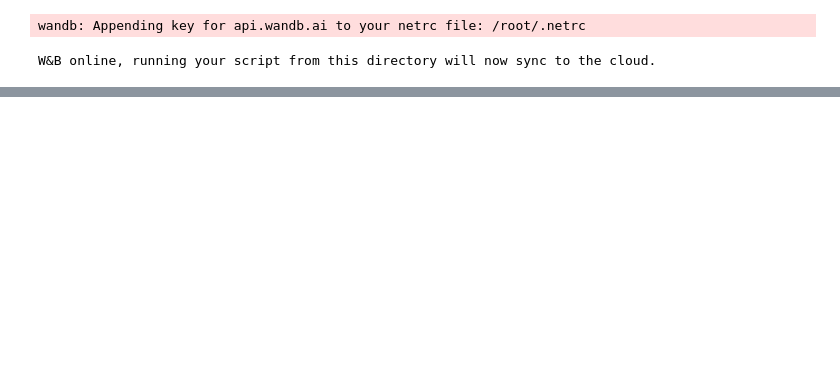
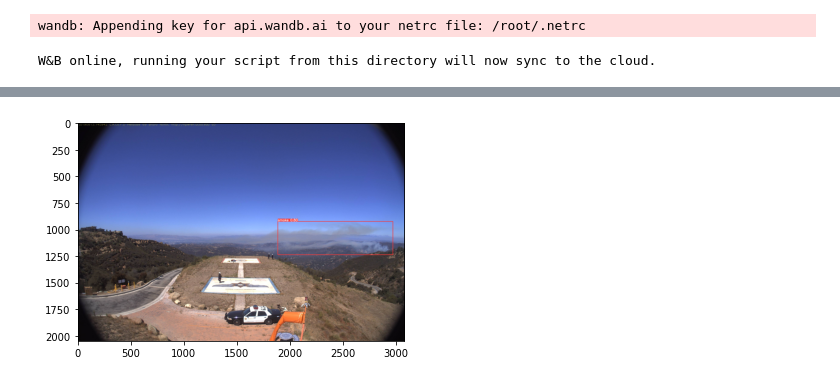
Before and after one commit to MorganPeju/inf8225_project, a Jupyter notebook: INF8225_Custom_YOLOv5.ipynb, the cells around one changed output, grey strips where cells are left out. Saved outputs shown, nothing was run; the diff lists cells and outputs as text; code cells hidden in the pictures; blank space fills up the shorter version.

```diff
--- a/INF8225_Custom_YOLOv5.ipynb
+++ b/INF8225_Custom_YOLOv5.ipynb
@@ -591,0 +717,10 @@ plt.imshow(np.array(random_detection_image))
+# %%
+#Change directory to where the results are saved
+detections_dir = "/content/yolov5/yolov5/runs/detect/1db-sgd-100epoch"
+detection_images = [os.path.join(detections_dir, x) for x in os.listdir(detections_dir)]
+
+for image in detection_images:
+  detection_image = Image.open(image)
+  plt.imshow(np.array(detection_image))
+# %% [output]
+[figure, added]
```
Also changed, not shown: parts of 21 cells of this notebook.
